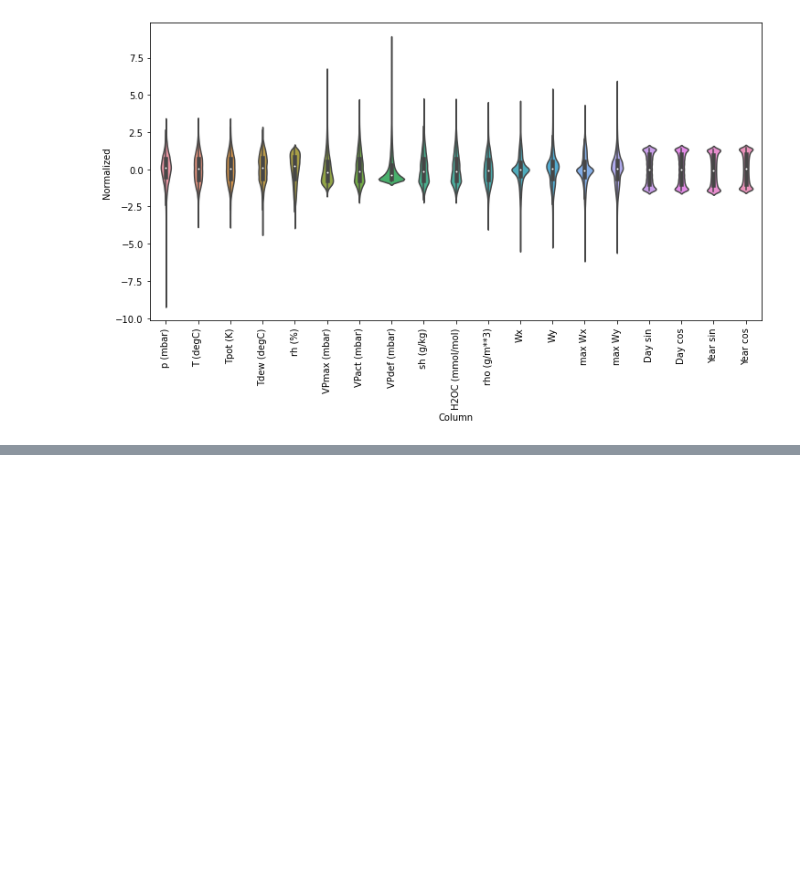
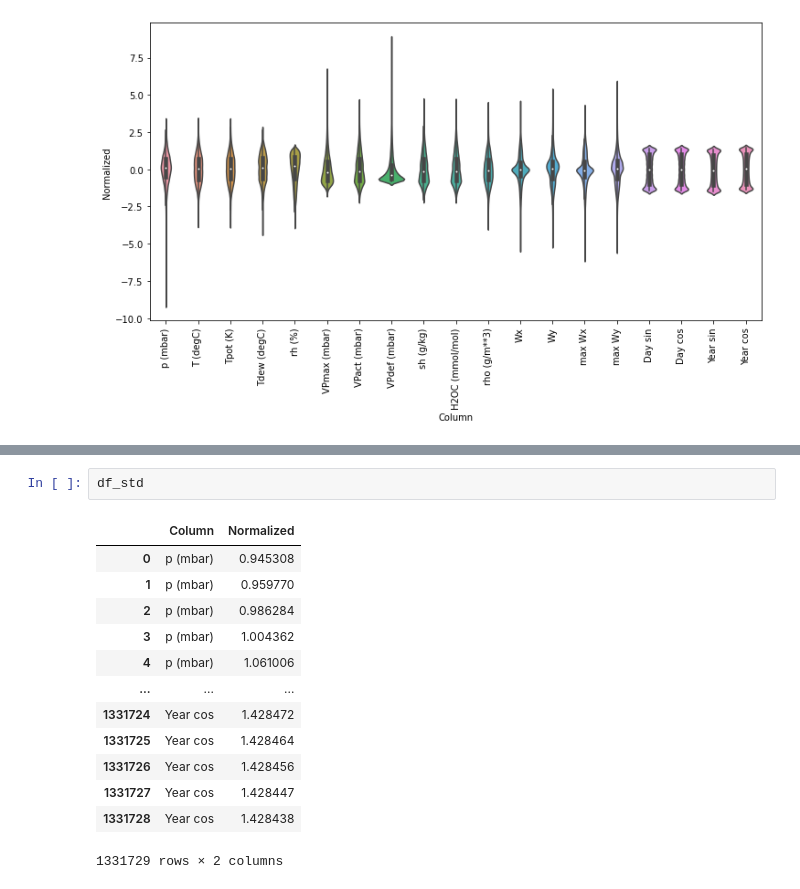
Before and after one commit to Forpee/time-series-practice-0, a Jupyter notebook: Time_Series.ipynb, the cells around one changed output, grey strips where cells are left out. Saved outputs shown, nothing was run; the diff lists cells and outputs as text; blank space fills up the shorter version.

```diff
--- a/Time_Series.ipynb
+++ b/Time_Series.ipynb
@@ -310,0 +327,16 @@ _ = ax.set_xticklabels(df.keys(), rotation=90)
+# %%
+df_std
+# %% [output]
+|  | Column | Normalized |
+| 0 | p (mbar) | 0.945308 |
+| 1 | p (mbar) | 0.959770 |
+| 2 | p (mbar) | 0.986284 |
+| 3 | p (mbar) | 1.004362 |
+| 4 | p (mbar) | 1.061006 |
+| ... | ... | ... |
+| 1331724 | Year cos | 1.428472 |
+| 1331725 | Year cos | 1.428464 |
+| 1331726 | Year cos | 1.428456 |
+| 1331727 | Year cos | 1.428447 |
+| 1331728 | Year cos | 1.428438 |
+1331729 rows × 2 columns
```
Also changed, not shown: parts of 3 cells of this notebook.
